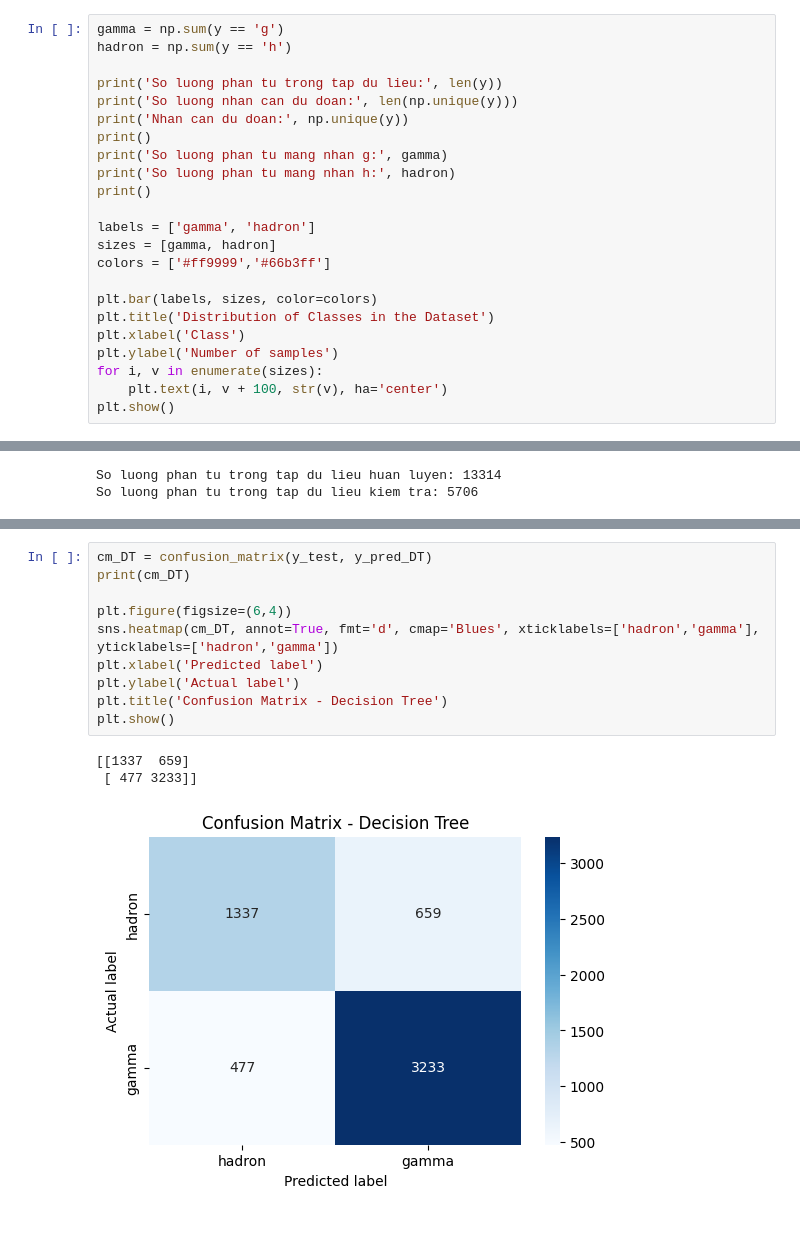
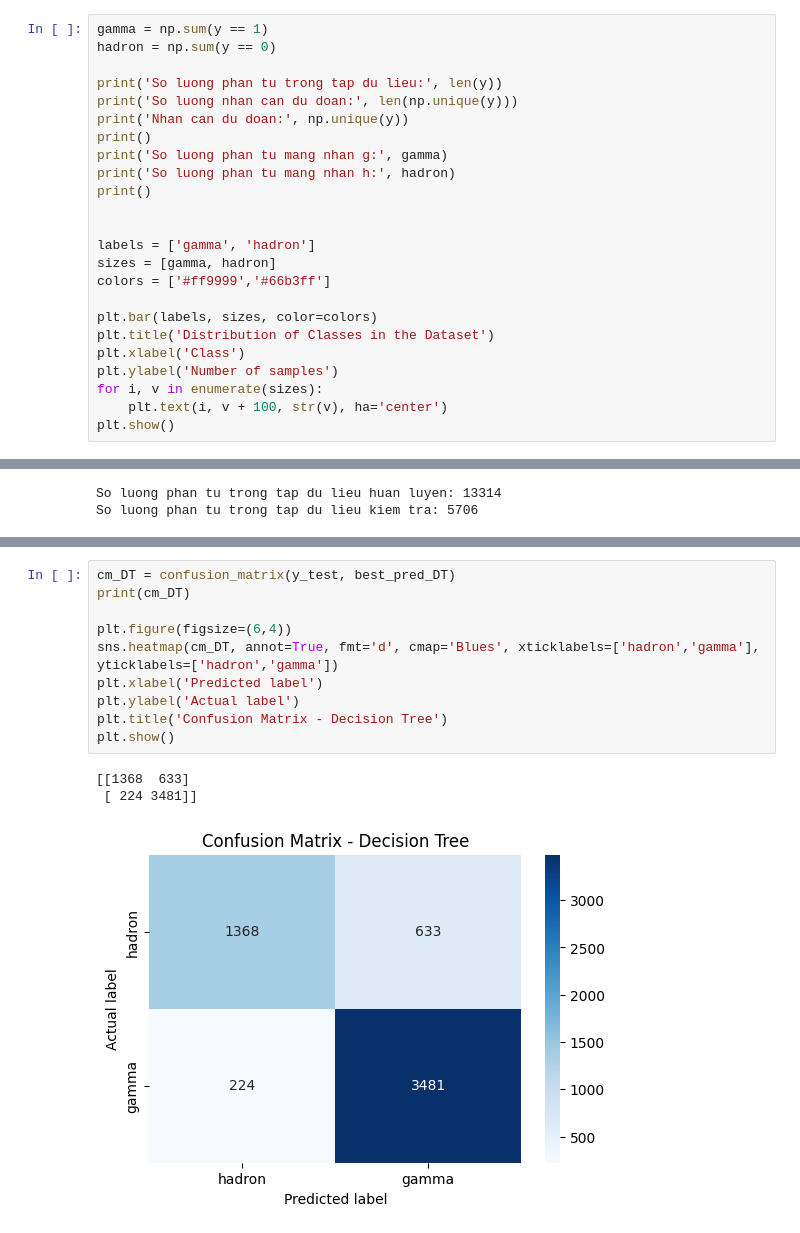
Before and after one commit to hoanle123564/MHUD_Nhom_10, a Jupyter notebook: magic_gamma.ipynb, the cells around one changed output, grey strips where cells are left out. Cells and saved outputs as stored; diff of their text form.

```diff
--- a/magic_gamma.ipynb
+++ b/magic_gamma.ipynb
@@ -19,6 +21,6 @@ y = data.iloc[:, -1]
 # %%
-gamma = np.sum(y == 'g')
-hadron = np.sum(y == 'h')
+gamma = np.sum(y == 1)
+hadron = np.sum(y == 0)
 
 print('So luong phan tu trong tap du lieu:', len(y))
 print('So luong nhan can du doan:', len(np.unique(y)))
@@ -27,6 +29,7 @@ print()
 print('So luong phan tu mang nhan g:', gamma)
 print('So luong phan tu mang nhan h:', hadron)
 print()
+
 
 labels = ['gamma', 'hadron']
 sizes = [gamma, hadron]
@@ -117,14 +138,14 @@ Do chinh xac cua Decision Tree
 # %%
-cm_DT = confusion_matrix(y_test, y_pred_DT)
+cm_DT = confusion_matrix(y_test, best_pred_DT)
 print(cm_DT)
 
 plt.figure(figsize=(6,4))
 sns.heatmap(cm_DT, annot=True, fmt='d', cmap='Blues', xticklabels=['hadron','gamma'], yticklabels=['hadron','gamma'])
 plt.xlabel('Predicted label')
 plt.ylabel('Actual label')
 plt.title('Confusion Matrix - Decision Tree')
 plt.show()
 # %% [output]
-[[1337  659]
- [ 477 3233]]
+[[1368  633]
+ [ 224 3481]]
-[figure, old version]
+[figure, new version]
```
Also changed, not shown: parts of 15 cells of this notebook.
